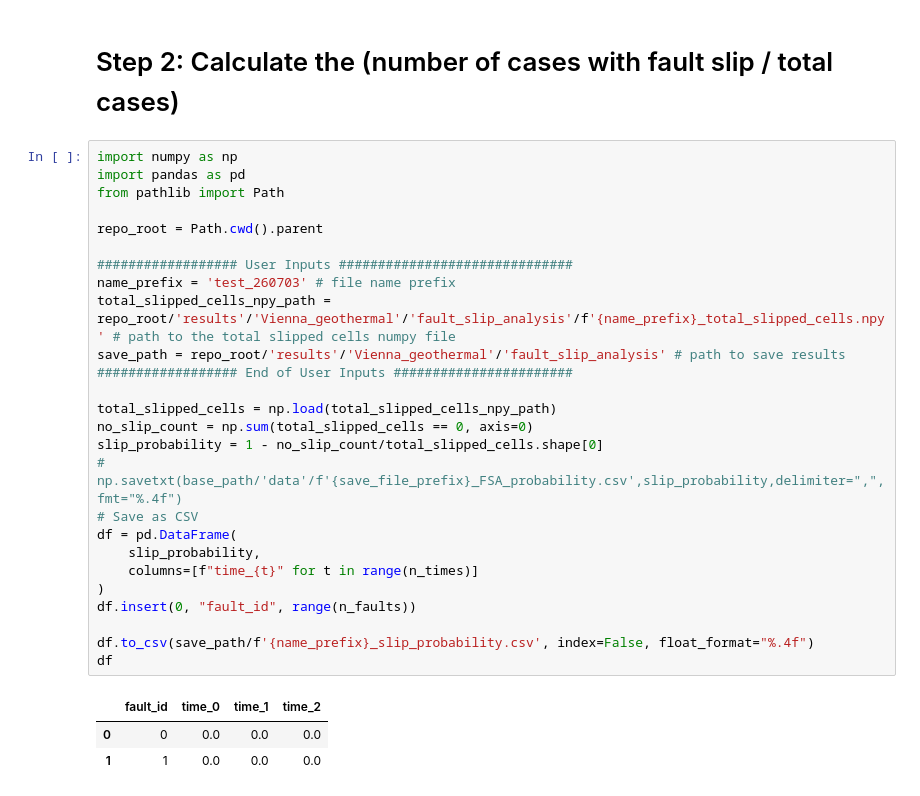
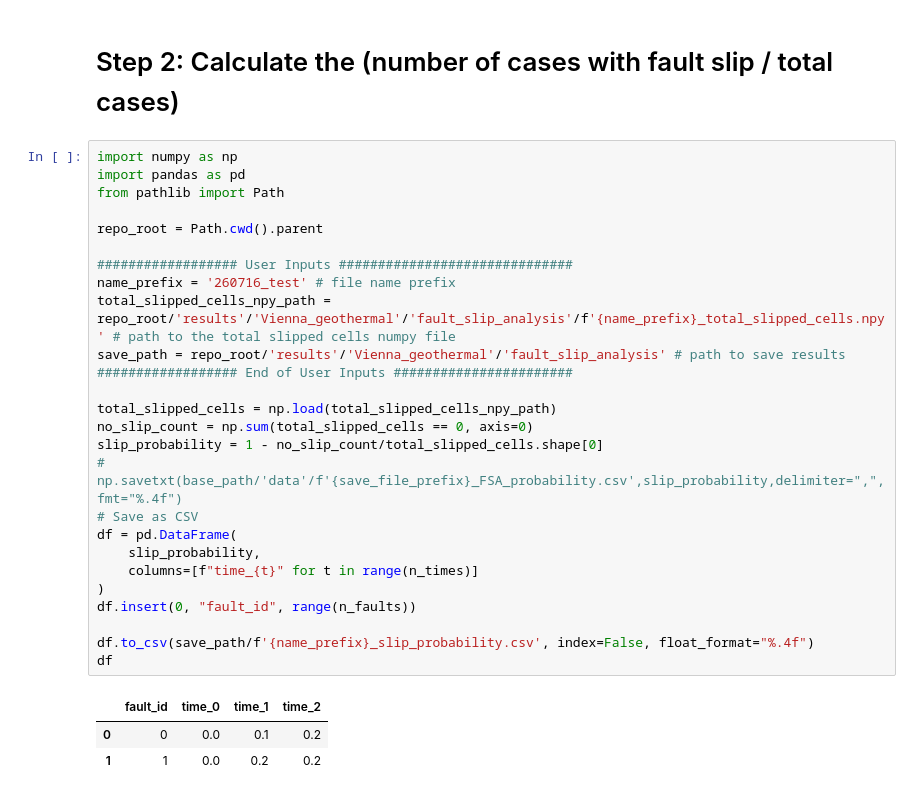
Before and after one commit to JihuiDing/postCMGsim, a Jupyter notebook: notebooks/nb3-2_FSA_stress_based_Vienna.ipynb, the cells around one changed output. Cells and saved outputs as stored; diff of their text form.

```diff
--- a/notebooks/nb3-2_FSA_stress_based_Vienna.ipynb
+++ b/notebooks/nb3-2_FSA_stress_based_Vienna.ipynb
@@ -187,30 +186,30 @@ plt.grid(True)
 # %%
 import numpy as np
 import pandas as pd
 from pathlib import Path
 
 repo_root = Path.cwd().parent
 
 ################## User Inputs ##############################
-name_prefix = 'test_260703' # file name prefix
+name_prefix = '260716_test' # file name prefix
 total_slipped_cells_npy_path = repo_root/'results'/'Vienna_geothermal'/'fault_slip_analysis'/f'{name_prefix}_total_slipped_cells.npy' # path to the total slipped cells numpy file
 save_path = repo_root/'results'/'Vienna_geothermal'/'fault_slip_analysis' # path to save results
 ################## End of User Inputs #######################
 
 total_slipped_cells = np.load(total_slipped_cells_npy_path)
 no_slip_count = np.sum(total_slipped_cells == 0, axis=0)
 slip_probability = 1 - no_slip_count/total_slipped_cells.shape[0]
 # np.savetxt(base_path/'data'/f'{save_file_prefix}_FSA_probability.csv',slip_probability,delimiter=",",fmt="%.4f")
 # Save as CSV
 df = pd.DataFrame(
     slip_probability,
     columns=[f"time_{t}" for t in range(n_times)]
 )
 df.insert(0, "fault_id", range(n_faults))
 
 df.to_csv(save_path/f'{name_prefix}_slip_probability.csv', index=False, float_format="%.4f")
 df
 # %% [output]
 |  | fault_id | time_0 | time_1 | time_2 |
-| 0 | 0 | 0.0 | 0.0 | 0.0 |
-| 1 | 1 | 0.0 | 0.0 | 0.0 |
+| 0 | 0 | 0.0 | 0.1 | 0.2 |
+| 1 | 1 | 0.0 | 0.2 | 0.2 |
```
Also changed, not shown: parts of 5 cells of this notebook.
